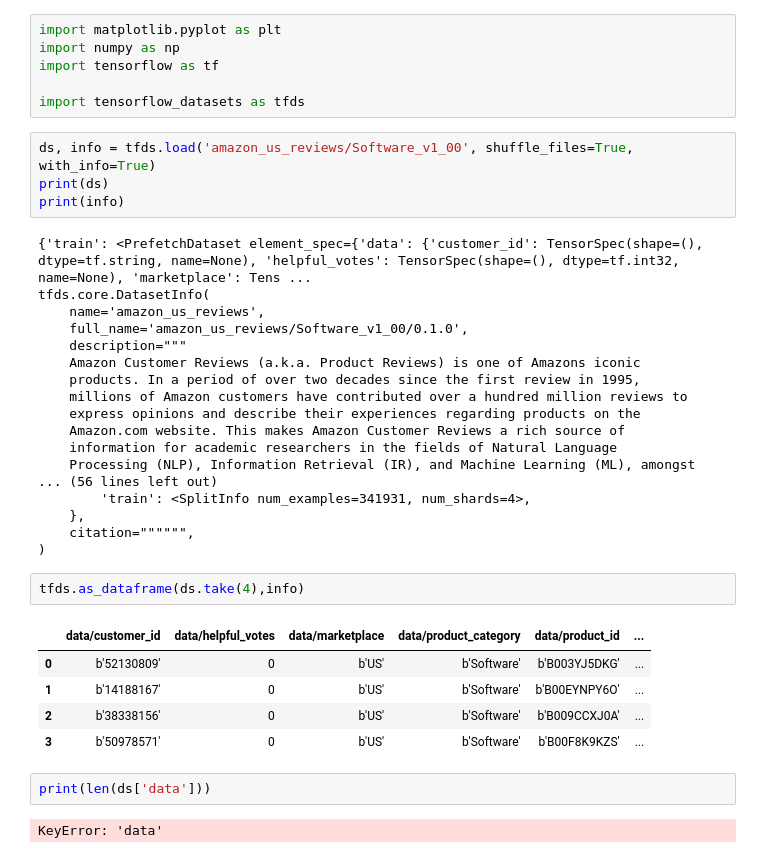
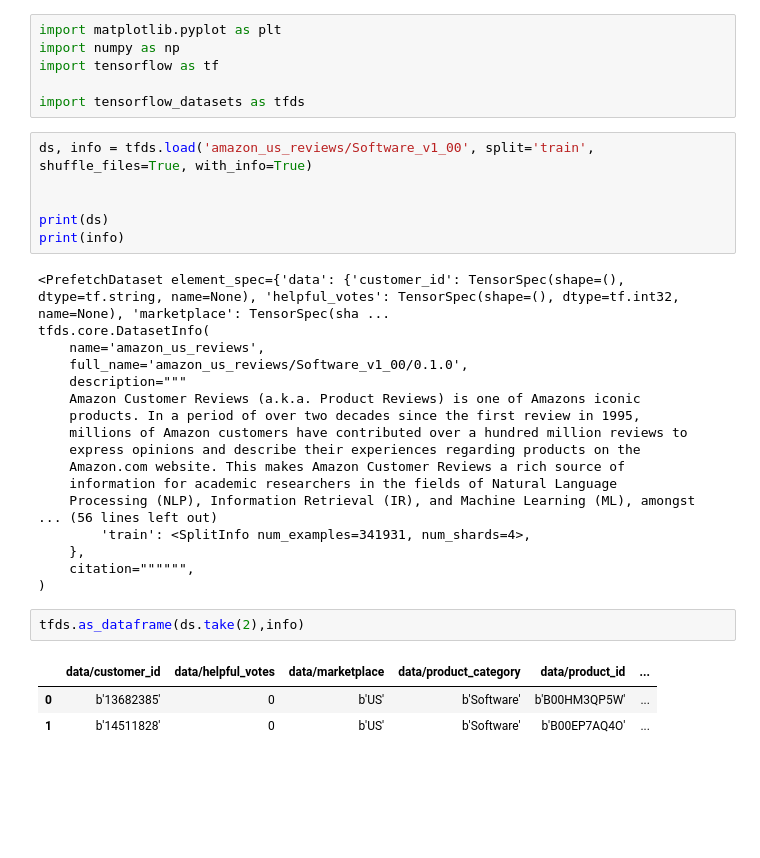
Before and after one commit to Frederico-lp/CAC, a Jupyter notebook: notebook.ipynb, the cells around one changed output. Cells and saved outputs as stored; diff of their text form; blank space fills up the shorter version.

```diff
--- a/notebook.ipynb
+++ b/notebook.ipynb
@@ -5,11 +5,13 @@ import tensorflow as tf
 
 import tensorflow_datasets as tfds
 # %%
-ds, info = tfds.load('amazon_us_reviews/Software_v1_00', shuffle_files=True, with_info=True)
+ds, info = tfds.load('amazon_us_reviews/Software_v1_00', split='train', shuffle_files=True, with_info=True)
+
+
 print(ds)
 print(info)
 # %% [output]
-{'train': <PrefetchDataset element_spec={'data': {'customer_id': TensorSpec(shape=(), dtype=tf.string, name=None), 'helpful_votes': TensorSpec(shape=(), dtype=tf.int32, name=None), 'marketplace': Tens ...
+<PrefetchDataset element_spec={'data': {'customer_id': TensorSpec(shape=(), dtype=tf.string, name=None), 'helpful_votes': TensorSpec(shape=(), dtype=tf.int32, name=None), 'marketplace': TensorSpec(sha ...
 tfds.core.DatasetInfo(
     name='amazon_us_reviews',
     full_name='amazon_us_reviews/Software_v1_00/0.1.0',
@@ -27,14 +29,8 @@ tfds.core.DatasetInfo(
     citation="""""",
 )
 # %%
-tfds.as_dataframe(ds.take(4),info)
+tfds.as_dataframe(ds.take(2),info)
 # %% [output]
 |  | data/customer_id | data/helpful_votes | data/marketplace | data/product_category | data/product_id | ... |
-| 0 | b'52130809' | 0 | b'US' | b'Software' | b'B003YJ5DKG' | ... |
-| 1 | b'14188167' | 0 | b'US' | b'Software' | b'B00EYNPY6O' | ... |
-| 2 | b'38338156' | 0 | b'US' | b'Software' | b'B009CCXJ0A' | ... |
-| 3 | b'50978571' | 0 | b'US' | b'Software' | b'B00F8K9KZS' | ... |
+| 0 | b'13682385' | 0 | b'US' | b'Software' | b'B00HM3QP5W' | ... |
+| 1 | b'14511828' | 0 | b'US' | b'Software' | b'B00EP7AQ4O' | ... |
-# %%
-print(len(ds['data']))
-# %% [output]
-KeyError: 'data'
```
Also changed, not shown: parts of 1 cell of this notebook, 2 other files.
